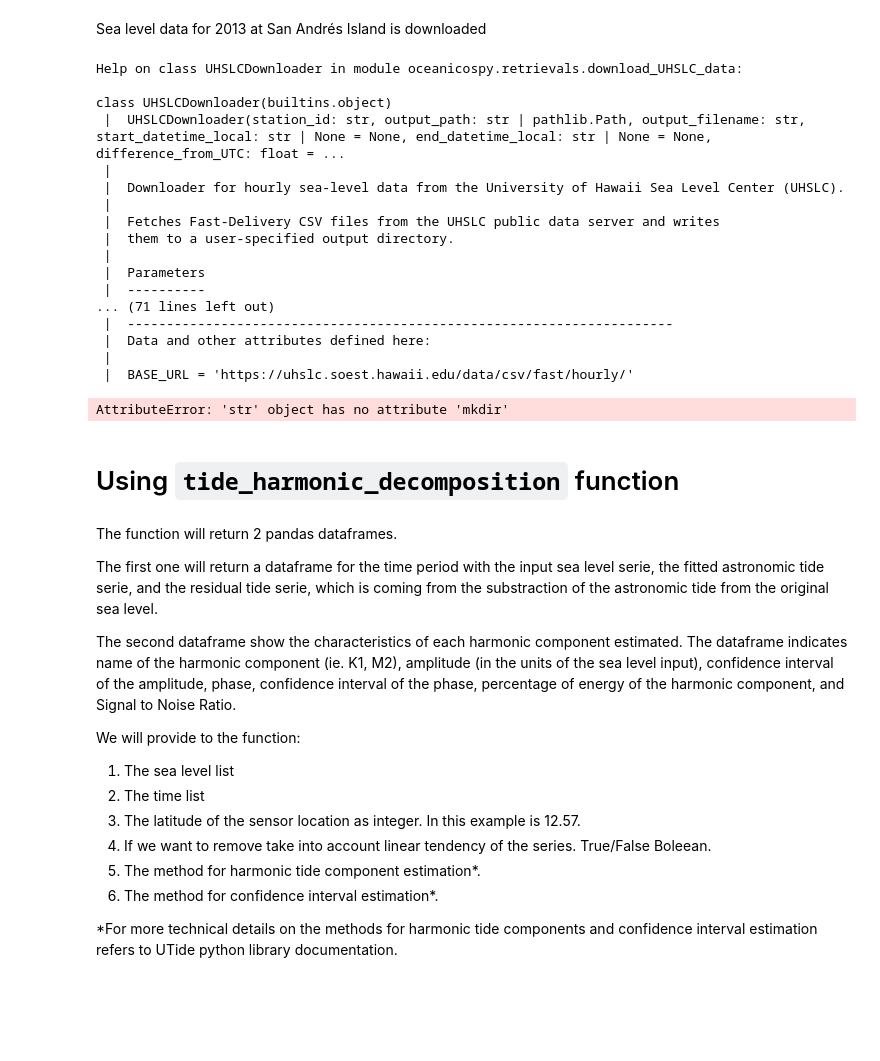
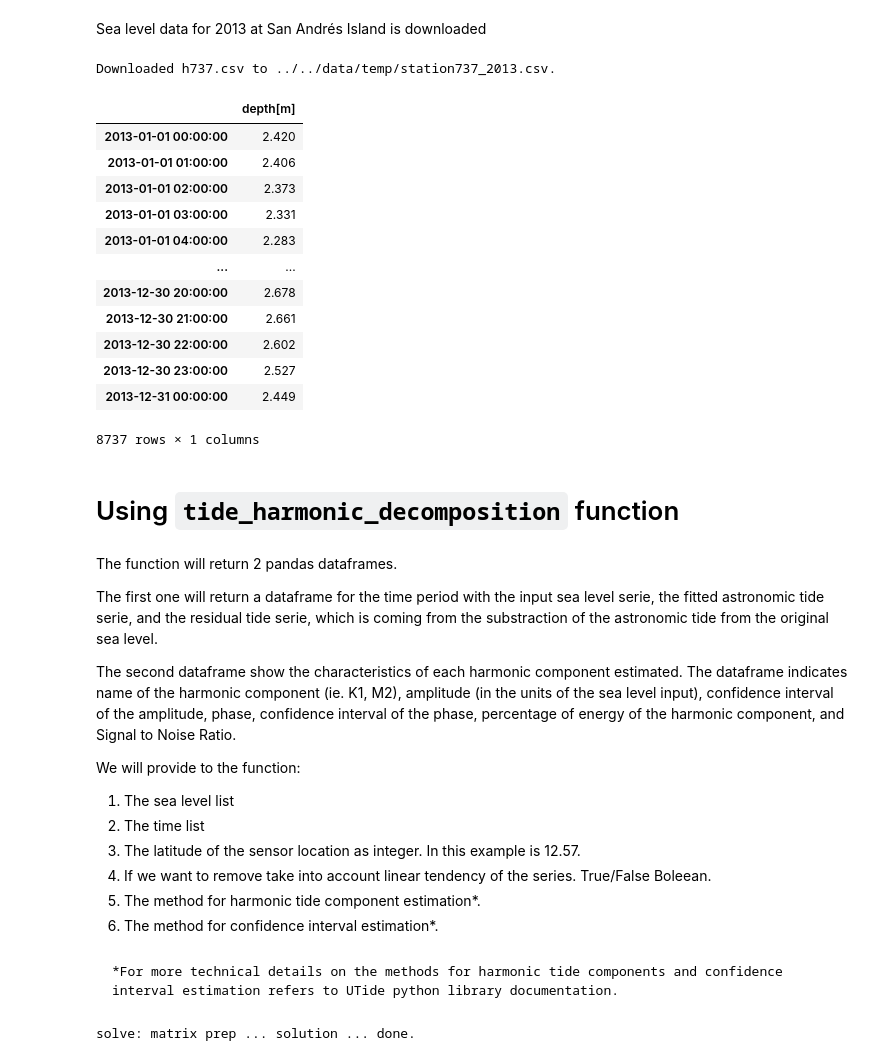
Before and after one commit to oceanicos-dev-org/oceanicospy, a Jupyter notebook: examples/analysis/harmonic_tide_decomposition.ipynb, the cells around one changed output. Cells and saved outputs as stored; diff of their text form; code cells hidden in the pictures; blank space fills up the shorter version.

````diff
--- a/examples/analysis/harmonic_tide_decomposition.ipynb
+++ b/examples/analysis/harmonic_tide_decomposition.ipynb
@@ -28,32 +25,29 @@ from oceanicospy.retrievals.download_UHSLC_data import UHSLCDownloader
 # %% [markdown]
 Sea level data for 2013 at San Andrés Island is downloaded
-# %%
-help(UHSLCDownloader)
-# %% [output]
-Help on class UHSLCDownloader in module oceanicospy.retrievals.download_UHSLC_data:
-
-class UHSLCDownloader(builtins.object)
- |  UHSLCDownloader(station_id: str, output_path: str | pathlib.Path, output_filename: str, start_datetime_local: str | None = None, end_datetime_local: str | None = None, difference_from_UTC: float = ...
- |
- |  Downloader for hourly sea-level data from the University of Hawaii Sea Level Center (UHSLC).
- |
- |  Fetches Fast-Delivery CSV files from the UHSLC public data server and writes
- |  them to a user-specified output directory.
- |
- |  Parameters
- |  ----------
-... (71 lines left out)
- |  ----------------------------------------------------------------------
- |  Data and other attributes defined here:
- |
- |  BASE_URL = 'https://uhslc.soest.hawaii.edu/data/csv/fast/hourly/'
 # %%
-downloader = UHSLCDownloader('737', '../../data/temp/', '2013-01-01', '2013-12-31', -5)
+downloader = UHSLCDownloader(station_id='737', output_path='../../data/temp/', output_filename='station737_2013.csv',
+                             start_datetime_local='2013-01-01',end_datetime_local='2013-12-31',
+                              difference_from_UTC= -5)
 filepath = downloader.download()
 data = downloader.clean_data(filepath)
-data.head()
 # %% [output]
-AttributeError: 'str' object has no attribute 'mkdir'
+Downloaded h737.csv to ../../data/temp/station737_2013.csv.
+# %%
+data
+# %% [output]
+|  | depth[m] |
+| 2013-01-01 00:00:00 | 2.420 |
+| 2013-01-01 01:00:00 | 2.406 |
+| 2013-01-01 02:00:00 | 2.373 |
+| 2013-01-01 03:00:00 | 2.331 |
+| 2013-01-01 04:00:00 | 2.283 |
+| ... | ... |
+| 2013-12-30 20:00:00 | 2.678 |
+| 2013-12-30 21:00:00 | 2.661 |
+| 2013-12-30 22:00:00 | 2.602 |
+| 2013-12-30 23:00:00 | 2.527 |
+| 2013-12-31 00:00:00 | 2.449 |
+8737 rows × 1 columns
 # %% [markdown]
 # Using `tide_harmonic_decomposition` function
 # %% [markdown]
@@ -70,10 +64,15 @@ We will provide to the function:
 4. If we want to remove take into account linear tendency of the series. True/False Boleean.
 5. The method for harmonic tide component estimation*.
 6. The method for confidence interval estimation*.
-
-*For more technical details on the methods for harmonic tide components and confidence interval estimation refers to UTide python library documentation.
+# %% [markdown]
+```{tip}
+*For more technical details on the methods for harmonic tide components and confidence interval estimation refers to UTide python library documentation.
+```
 # %%
 tideSeries, tideCoef = tide_harmonic_decomposition(data['depth[m]'].values, data.index,
-                                                      lat=12.57,trend=False, method='ols', conf_int='MC', verbose=False)
+                                                      lat=12.57,trend=False, method='ols',
+                                                      conf_int='MC', verbose=False)
+# %% [output]
+solve: matrix prep ... solution ... done.
 # %%
 tideSeries.head()
````
Also changed, not shown: parts of 9 cells of this notebook, 15 other files.
